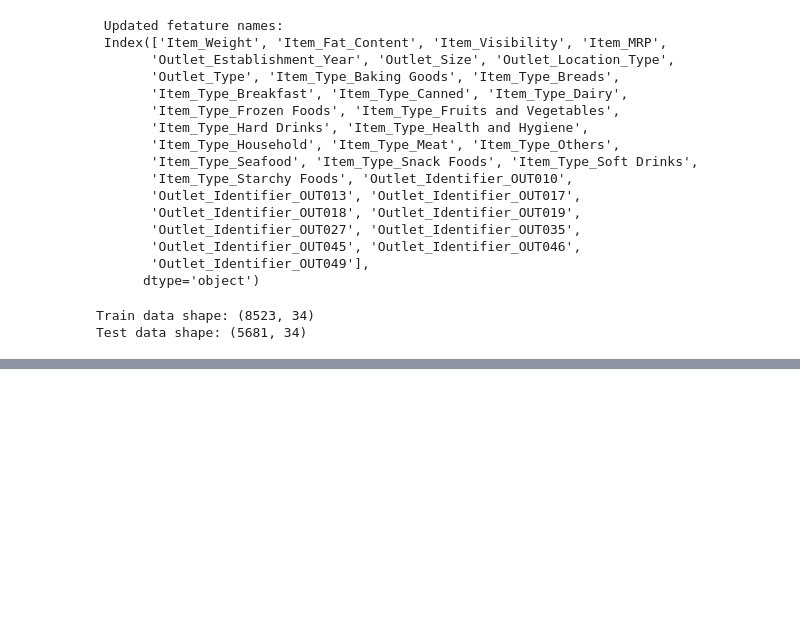
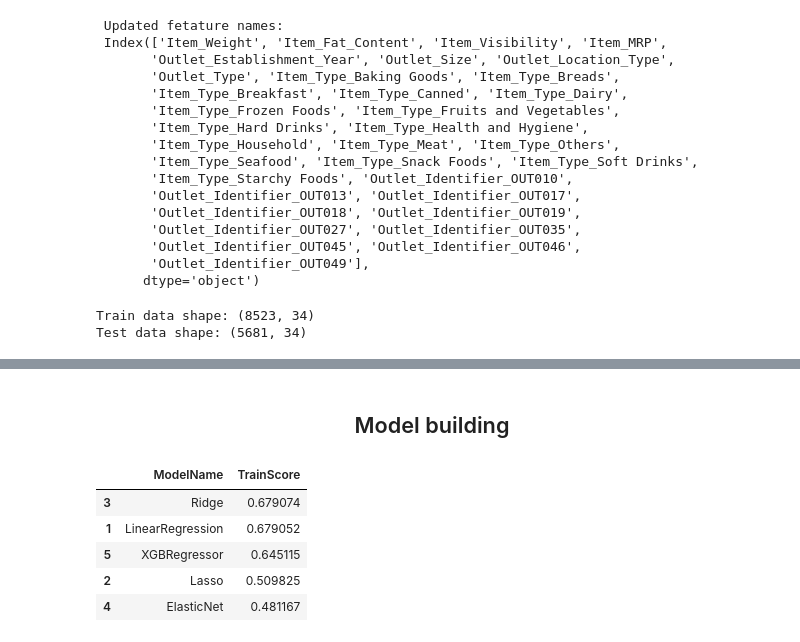
Before and after one commit to ajithcl/BigmartSalesPrediction, a Jupyter notebook: BigmartSalesPrediction.ipynb, the cells around one changed output, grey strips where cells are left out. Saved outputs shown, nothing was run; the diff lists cells and outputs as text; code cells hidden in the pictures; blank space fills up the shorter version.

```diff
--- a/BigmartSalesPrediction.ipynb
+++ b/BigmartSalesPrediction.ipynb
@@ -1222,0 +1451,2 @@ Test data shape: (5681, 34)
+# %% [markdown]
+## <center> Model building </center>
@@ -1222,0 +1456,23 @@ Test data shape: (5681, 34)
+# %%
+df_model_results=pd.DataFrame(columns=["ModelName","TrainScore"])
+
+def store_model_results(modl_name,train_score):
+    global df_model_results
+    row_loc=df_model_results.shape[0]+1
+    df_model_results.loc[row_loc,["ModelName","TrainScore"]]=[modl_name,train_score]
+# %%
+df_model_results=df_model_results.iloc[0:0]
+for model in  [LinearRegression(),
+               Lasso(),Ridge(),
+               ElasticNet(),
+               XGBRegressor()]:
+    store_model_results(model.__class__.__name__, cross_val_score(model,x,y,cv=3).mean())
+df_model_results.sort_values("TrainScore",ascending=False,inplace=True)
+display(df_model_results)
+# %% [output]
+|  | ModelName | TrainScore |
+| 3 | Ridge | 0.679074 |
+| 1 | LinearRegression | 0.679052 |
+| 5 | XGBRegressor | 0.645115 |
+| 2 | Lasso | 0.509825 |
+| 4 | ElasticNet | 0.481167 |
```
Also changed, not shown: parts of 10 cells of this notebook.
